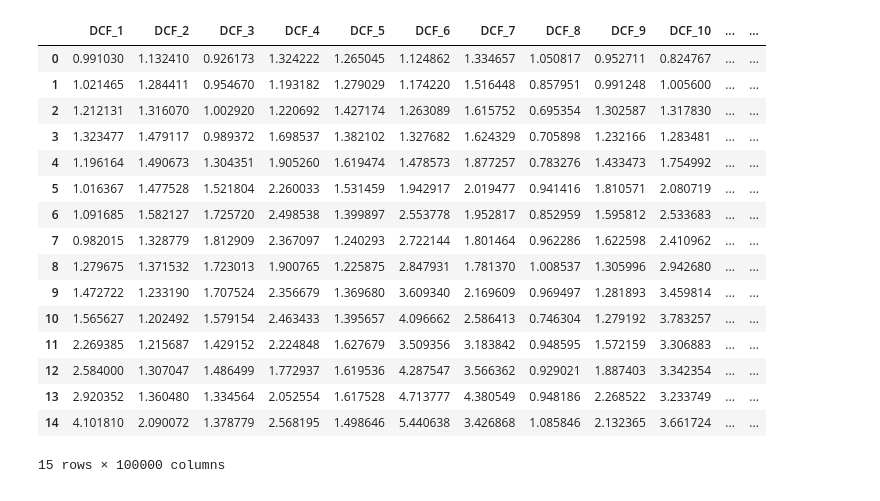
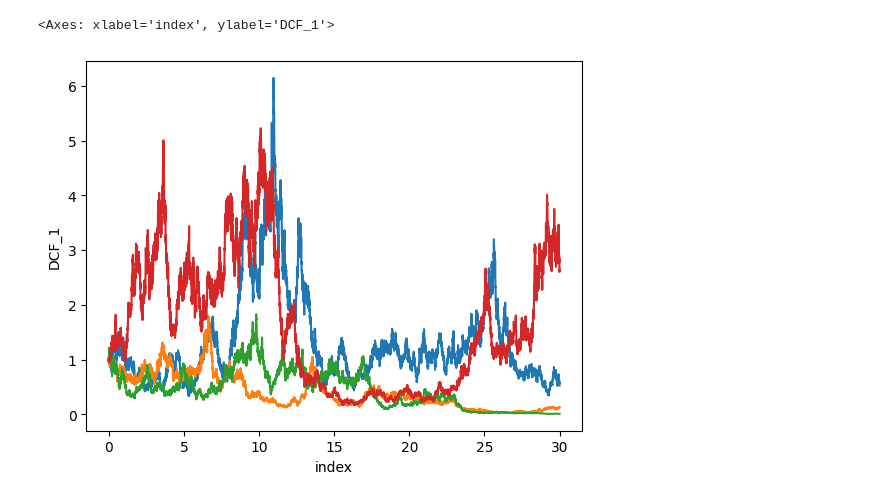
Before and after one commit to vkthakur90/AI_Applications, a Jupyter notebook: Valuation_of_Stock.ipynb, the cells around one changed output. Cells and saved outputs as stored; diff of their text form; code cells hidden in the pictures.

```diff
--- a/Valuation_of_Stock.ipynb
+++ b/Valuation_of_Stock.ipynb
@@ -62,11 +65,14 @@ sigma = data_df['r'].std()
+# %%
+delta_t = 1/365
 # %%
-W = np.cumsum(np.random.standard_normal(size = [life, paths]), axis = 0)
-t = np.arange(life)[..., np.newaxis]
+W = np.cumsum(np.random.standard_normal(size = [life * 365, paths]), axis = 0) * np.sqrt(delta_t)
+t = np.arange(life * 365)[..., np.newaxis] / 365.0
 
 forecast_data = np.exp((mu - rate) * t + sigma * W)
 # %%
 forecast_df = pd.DataFrame(
     data = forecast_data,
-    columns = [f'DCF_{idx + 1}' for idx in range(paths)]
+    columns = [f'DCF_{idx + 1}' for idx in range(paths)],
+    index = t[..., 0]
 )
 # %%
@@ -78,20 +84,8 @@ pe_ratio
-# %%
-forecast_df
-# %% [output]
-|  | DCF_1 | DCF_2 | DCF_3 | DCF_4 | DCF_5 | DCF_6 | DCF_7 | DCF_8 | DCF_9 | DCF_10 | ... | ... |
-| 0 | 0.991030 | 1.132410 | 0.926173 | 1.324222 | 1.265045 | 1.124862 | 1.334657 | 1.050817 | 0.952711 | 0.824767 | ... | ... |
-| 1 | 1.021465 | 1.284411 | 0.954670 | 1.193182 | 1.279029 | 1.174220 | 1.516448 | 0.857951 | 0.991248 | 1.005600 | ... | ... |
-| 2 | 1.212131 | 1.316070 | 1.002920 | 1.220692 | 1.427174 | 1.263089 | 1.615752 | 0.695354 | 1.302587 | 1.317830 | ... | ... |
-| 3 | 1.323477 | 1.479117 | 0.989372 | 1.698537 | 1.382102 | 1.327682 | 1.624329 | 0.705898 | 1.232166 | 1.283481 | ... | ... |
-| 4 | 1.196164 | 1.490673 | 1.304351 | 1.905260 | 1.619474 | 1.478573 | 1.877257 | 0.783276 | 1.433473 | 1.754992 | ... | ... |
-| 5 | 1.016367 | 1.477528 | 1.521804 | 2.260033 | 1.531459 | 1.942917 | 2.019477 | 0.941416 | 1.810571 | 2.080719 | ... | ... |
-| 6 | 1.091685 | 1.582127 | 1.725720 | 2.498538 | 1.399897 | 2.553778 | 1.952817 | 0.852959 | 1.595812 | 2.533683 | ... | ... |
-| 7 | 0.982015 | 1.328779 | 1.812909 | 2.367097 | 1.240293 | 2.722144 | 1.801464 | 0.962286 | 1.622598 | 2.410962 | ... | ... |
-| 8 | 1.279675 | 1.371532 | 1.723013 | 1.900765 | 1.225875 | 2.847931 | 1.781370 | 1.008537 | 1.305996 | 2.942680 | ... | ... |
-| 9 | 1.472722 | 1.233190 | 1.707524 | 2.356679 | 1.369680 | 3.609340 | 2.169609 | 0.969497 | 1.281893 | 3.459814 | ... | ... |
-| 10 | 1.565627 | 1.202492 | 1.579154 | 2.463433 | 1.395657 | 4.096662 | 2.586413 | 0.746304 | 1.279192 | 3.783257 | ... | ... |
-| 11 | 2.269385 | 1.215687 | 1.429152 | 2.224848 | 1.627679 | 3.509356 | 3.183842 | 0.948595 | 1.572159 | 3.306883 | ... | ... |
-| 12 | 2.584000 | 1.307047 | 1.486499 | 1.772937 | 1.619536 | 4.287547 | 3.566362 | 0.929021 | 1.887403 | 3.342354 | ... | ... |
-| 13 | 2.920352 | 1.360480 | 1.334564 | 2.052554 | 1.617528 | 4.713777 | 4.380549 | 0.948186 | 2.268522 | 3.233749 | ... | ... |
-| 14 | 4.101810 | 2.090072 | 1.378779 | 2.568195 | 1.498646 | 5.440638 | 3.426868 | 1.085846 | 2.132365 | 3.661724 | ... | ... |
-15 rows × 100000 columns
+# %%
+sns.lineplot(x = 'index', y = 'DCF_1', data = forecast_df.reset_index())
+sns.lineplot(x = 'index', y = 'DCF_2', data = forecast_df.reset_index())
+sns.lineplot(x = 'index', y = 'DCF_3', data = forecast_df.reset_index())
+sns.lineplot(x = 'index', y = 'DCF_4', data = forecast_df.reset_index())
+# %% [output]
+<Axes: xlabel='index', ylabel='DCF_1'>
+[figure, added]
```
Also changed, not shown: parts of 10 cells of this notebook.
